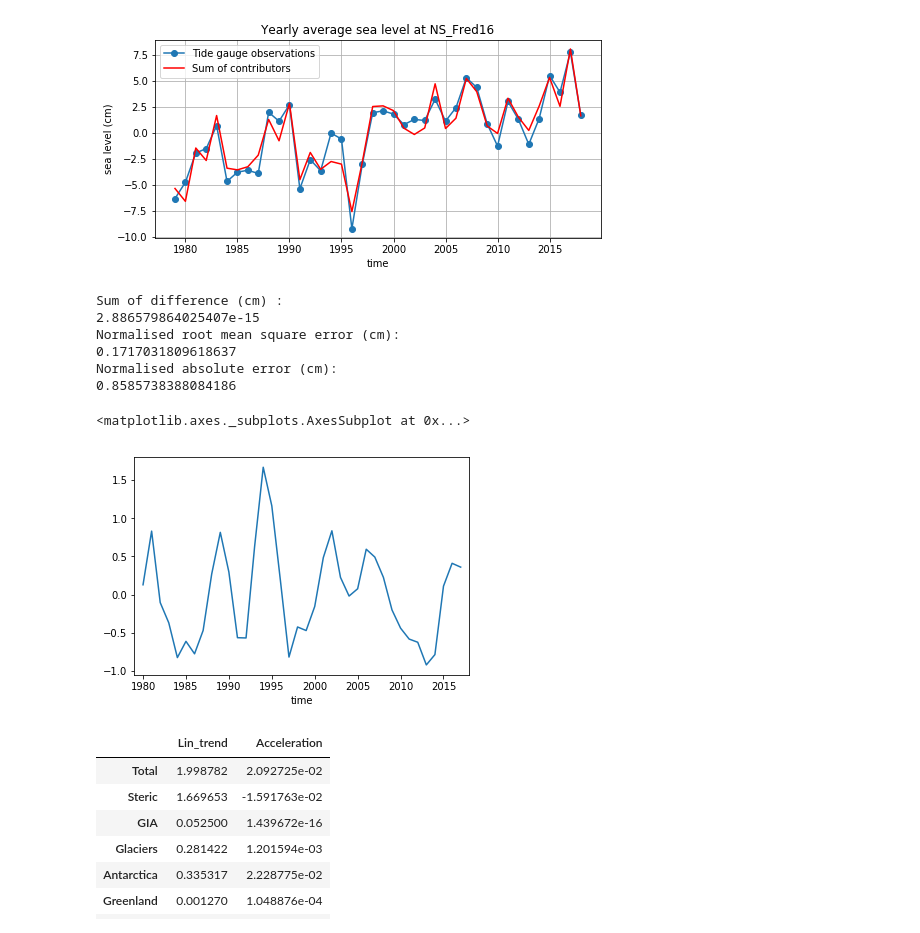
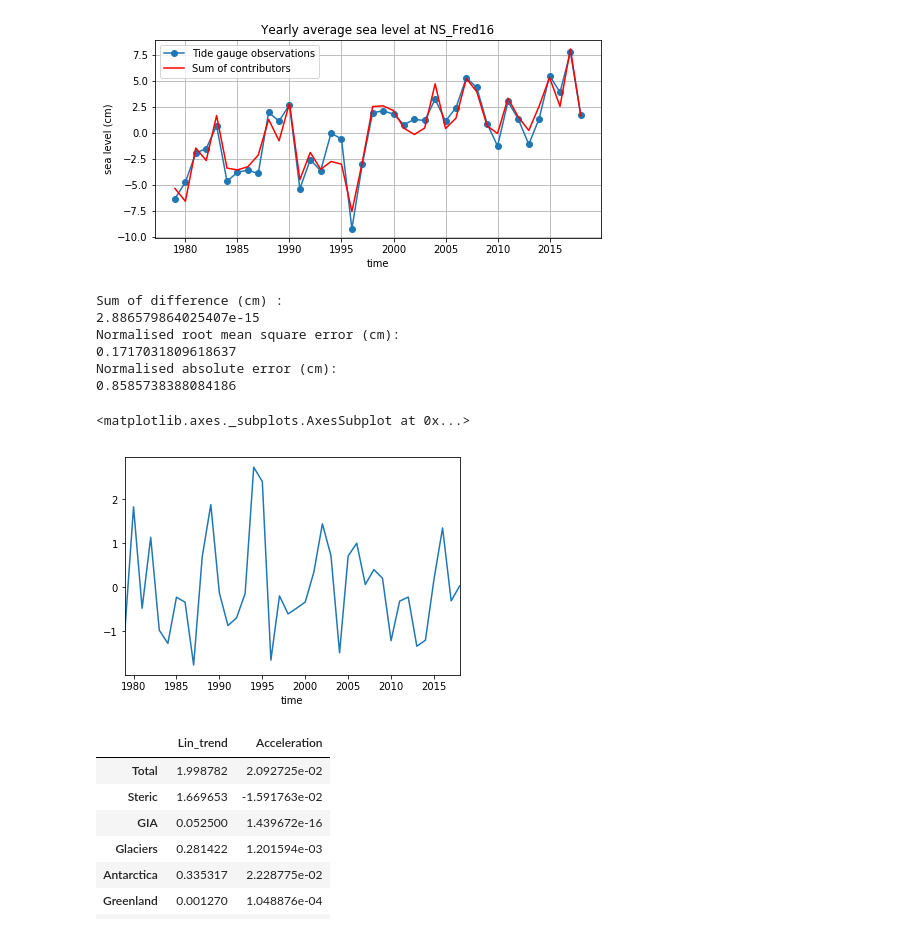
Before and after one commit to Jacobiaan/SLBudget, a Jupyter notebook: notebooks/Budget.ipynb, the cells around one changed output. Drawn from its saved outputs; the diff is of its cells as text; code cells hidden in the pictures.

```diff
--- a/notebooks/Budget.ipynb
+++ b/notebooks/Budget.ipynb
@@ -107,13 +77,9 @@ found point 52.5 1.75
 # %%
-# Compute the average contributors at all tide gauges
-slmean_df = slall_df.groupby(level=1, axis=1, sort=False).mean()
-slmean_df = slmean_df.join(tg_df.Average, how='inner')
-slmean_df = slmean_df.rename(columns={'Average': 'Obs'})
-slmean_df['Obs'] = slmean_df['Obs'] - slmean_df['Obs'].iloc[0]
+slmean_df = slc.budget_at_tg(INFO, tg_id, opt_steric, opt_glaciers, opt_antarctica,
+                 opt_greenland, opt_tws, opt_wind_ibe, True)
+slmean_df.iloc[-10:]
 
-#slmean_df = slmean_df.loc[1958:2014] # Select date to fit Fred16 study.
-#slmean_df
-slmean_df.iloc[-10:]
+#slmean_df = slmean_df.loc[1958:2014] # Select date to fit Fred16 study
 
 #!!! Modify the name if necessary:
 #slmean_df.to_csv(path_outputs+'SLBudget_Steric4000m_ERA5_1979_2018.csv')
@@ -156,25 +136,25 @@ plt.legend(loc='upper left')
 # %%
 diff_df = slmean_df.Obs - slmean_df.Total
 #diff_df = diff_df.loc[1979:]
 #diff_df = diff_df.dropna()
 diff_df = diff_df - diff_df.mean()
 print('Sum of difference (cm) : ')
 print(diff_df.sum())
 print('Normalised root mean square error (cm): ')
 print( np.sqrt( (diff_df**2).sum() ) / len(diff_df))
 print('Normalised absolute error (cm): ')
 print(np.abs(diff_df).sum() / len(diff_df))
-diff_df = diff_df.rolling( 3, center=True).mean()
+#diff_df = diff_df.rolling( 3, center=True).mean()
 diff_df.plot()
 # %% [output]
 Sum of difference (cm) :
 2.886579864025407e-15
 Normalised root mean square error (cm):
 0.1717031809618637
 Normalised absolute error (cm):
 0.8585738388084186
 <matplotlib.axes._subplots.AxesSubplot at 0x...>
-[figure, old version]
+[figure, new version]
 # %%
 # Study the trend and acceleration budget
 lin_trend = np.polyfit(slmean_df.index, slmean_df * 10, 1)[0,:]  # Convert from cm to mm
```
Also changed, not shown: parts of 9 cells of this notebook, 1 other file.
